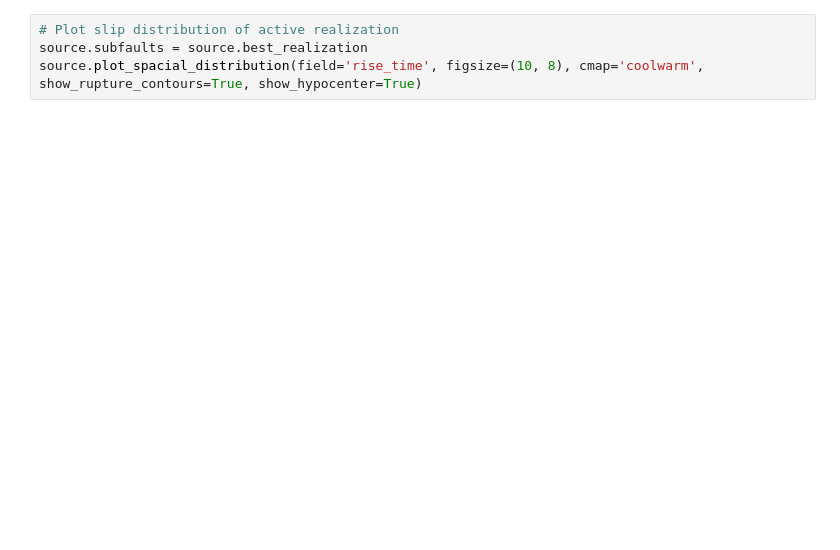
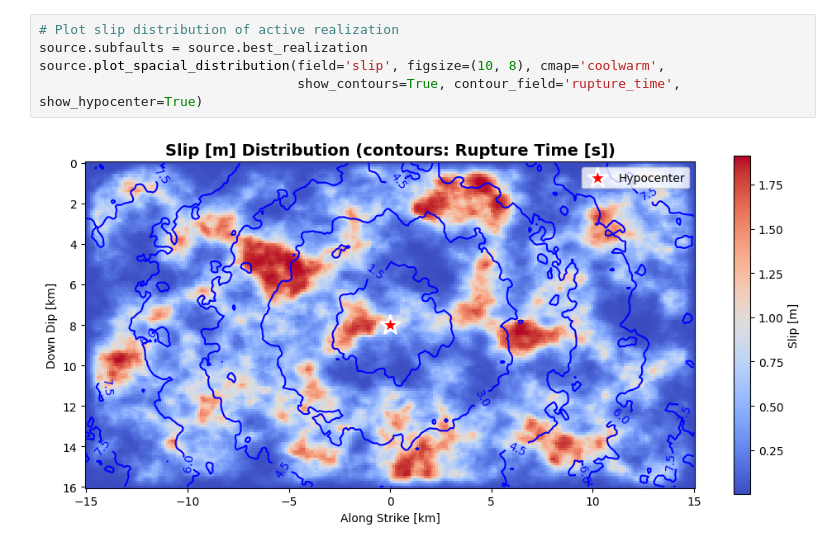
Before and after one commit to ppalacios92/ShakerMaker, a Jupyter notebook: examples/example_FFSP.ipynb, the cells around one changed output. Saved outputs shown, nothing was run; the diff lists cells and outputs as text; blank space fills up the shorter version.

```diff
--- a/examples/example_FFSP.ipynb
+++ b/examples/example_FFSP.ipynb
@@ -47,4 +70,7 @@ source.plot_spacial_distribution(figsize=(10, 8), cmap='coolwarm')
 # %%
 # Plot slip distribution of active realization
 source.subfaults = source.best_realization
-source.plot_spacial_distribution(field='rise_time', figsize=(10, 8), cmap='coolwarm', show_rupture_contours=True, show_hypocenter=True)
+source.plot_spacial_distribution(field='slip', figsize=(10, 8), cmap='coolwarm',
+                                 show_contours=True, contour_field='rupture_time', show_hypocenter=True)
+# %% [output]
+[figure, added]
```
Also changed, not shown: parts of 9 cells of this notebook.
